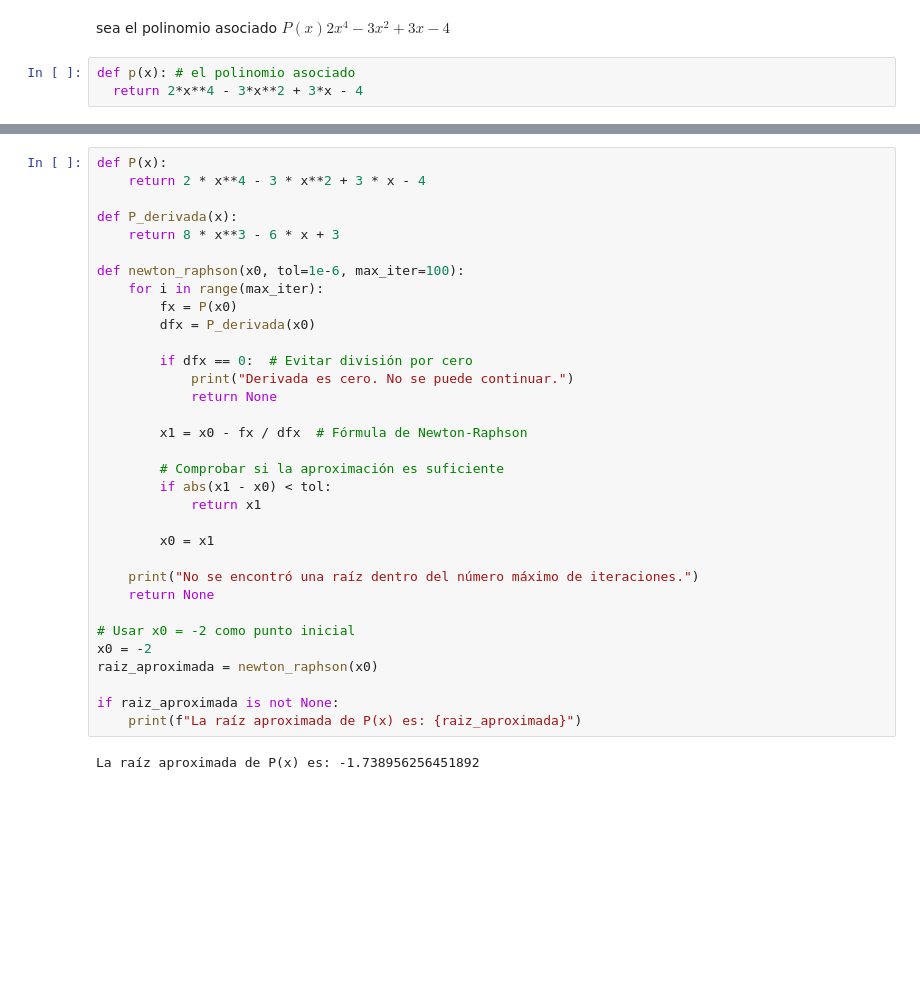
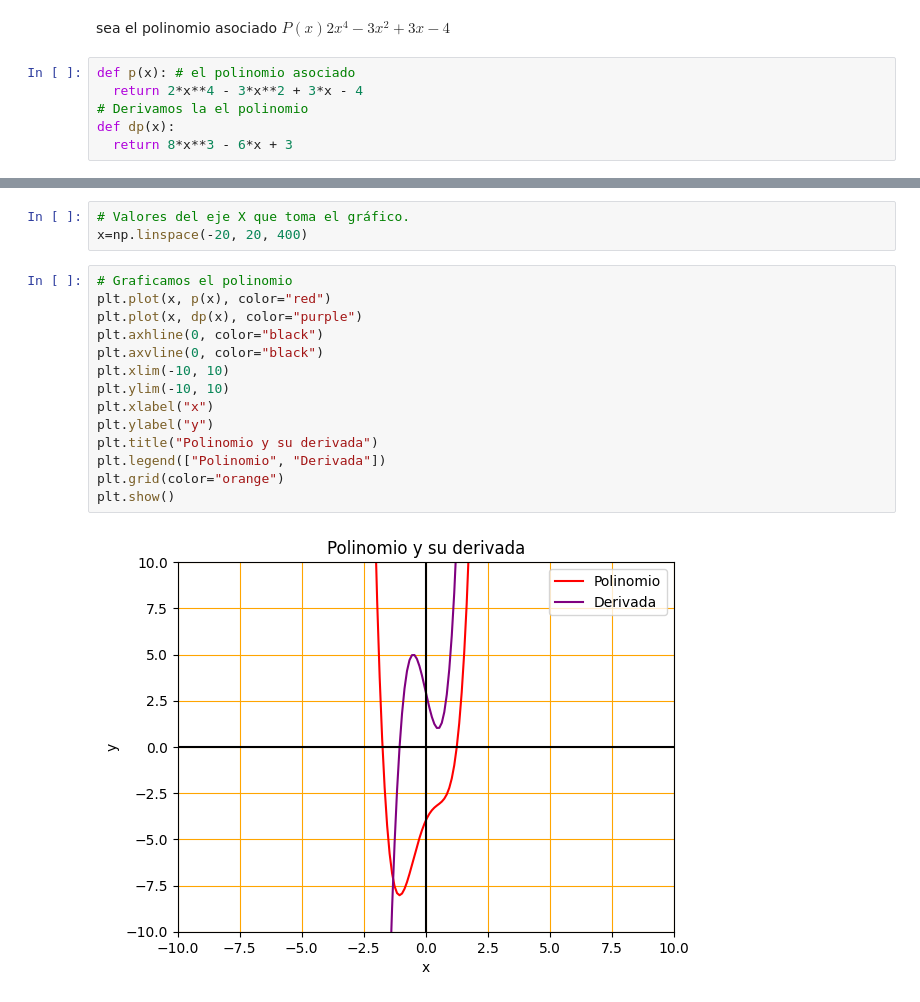
Before and after one commit to Israel-San-Agustin/METODOS-NUMERICOS-, a Jupyter notebook: Método_de_Horner.ipynb, the cells around one changed output, grey strips where cells are left out. Saved outputs shown, nothing was run; the diff lists cells and outputs as text; blank space fills up the shorter version.

```diff
--- a/Método_de_Horner.ipynb
+++ b/Método_de_Horner.ipynb
@@ -13,3 +13,6 @@ sea el polinomio asociado $P(x) 2x^4 - 3x^2 + 3x - 4 $
 # %%
 def p(x): # el polinomio asociado
   return 2*x**4 - 3*x**2 + 3*x - 4
+# Derivamos la el polinomio
+def dp(x):
+  return 8*x**3 - 6*x + 3
@@ -50,35 +19,19 @@ El valor de P'(-2) es: -49
-# %%
-def P(x):
-    return 2 * x**4 - 3 * x**2 + 3 * x - 4
-
-def P_derivada(x):
-    return 8 * x**3 - 6 * x + 3
-
-def newton_raphson(x0, tol=1e-6, max_iter=100):
-    for i in range(max_iter):
-        fx = P(x0)
-        dfx = P_derivada(x0)
-
-        if dfx == 0:  # Evitar división por cero
-            print("Derivada es cero. No se puede continuar.")
-            return None
-
-        x1 = x0 - fx / dfx  # Fórmula de Newton-Raphson
-
-        # Comprobar si la aproximación es suficiente
-        if abs(x1 - x0) < tol:
-            return x1
-
-        x0 = x1
-
-    print("No se encontró una raíz dentro del número máximo de iteraciones.")
-    return None
-
-# Usar x0 = -2 como punto inicial
-x0 = -2
-raiz_aproximada = newton_raphson(x0)
-
-if raiz_aproximada is not None:
-    print(f"La raíz aproximada de P(x) es: {raiz_aproximada}")
-# %% [output]
-La raíz aproximada de P(x) es: -1.738956256451892
+# %%
+# Valores del eje X que toma el gráfico.
+x=np.linspace(-20, 20, 400)
+# %%
+# Graficamos el polinomio
+plt.plot(x, p(x), color="red")
+plt.plot(x, dp(x), color="purple")
+plt.axhline(0, color="black")
+plt.axvline(0, color="black")
+plt.xlim(-10, 10)
+plt.ylim(-10, 10)
+plt.xlabel("x")
+plt.ylabel("y")
+plt.title("Polinomio y su derivada")
+plt.legend(["Polinomio", "Derivada"])
+plt.grid(color="orange")
+plt.show()
+# %% [output]
+[figure, added]
```
Also changed, not shown: parts of 4 cells of this notebook.
